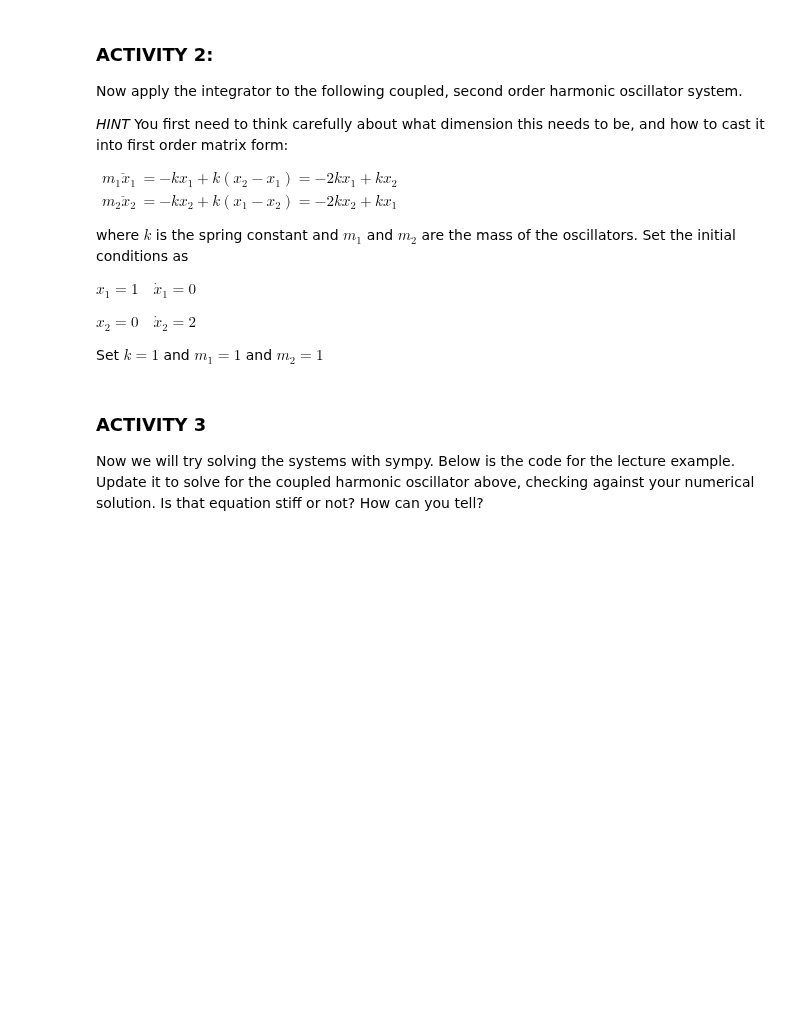
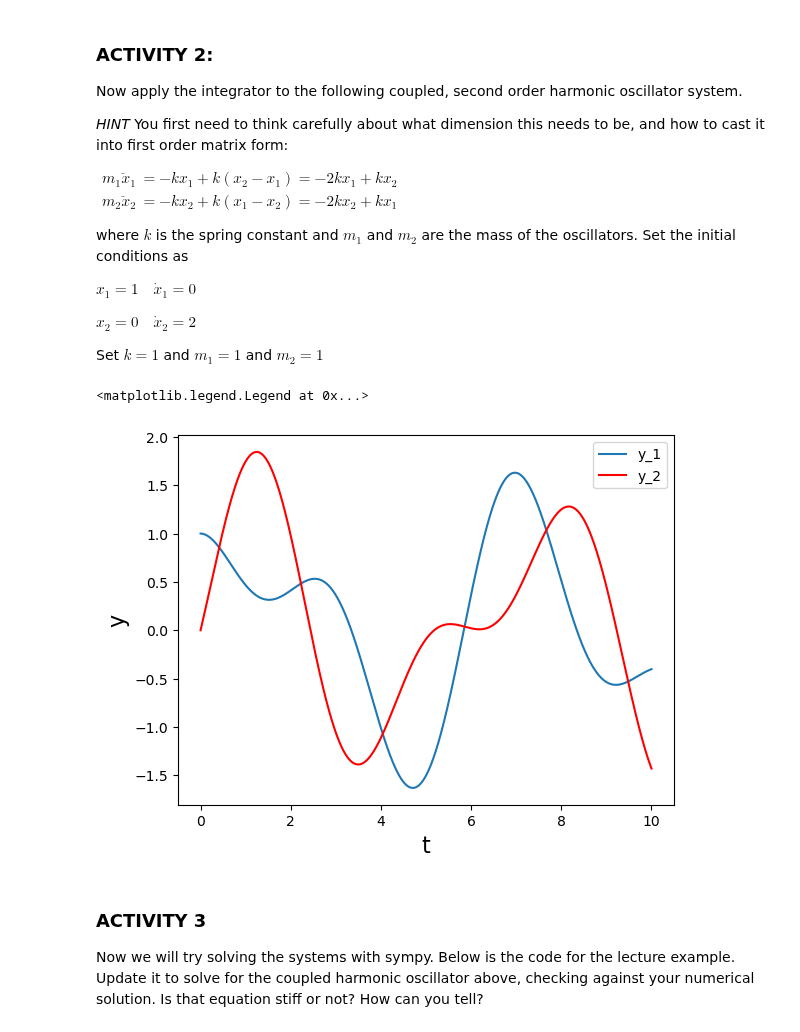
Before and after one commit to KAClough/TopicsInSciComp, a Jupyter notebook: Notebooks/Week5_LabExercises.ipynb, the cells around one changed output. Saved outputs shown, nothing was run; the diff lists cells and outputs as text; code cells hidden in the pictures; blank space fills up the shorter version.

```diff
--- a/Notebooks/Week5_LabExercises.ipynb
+++ b/Notebooks/Week5_LabExercises.ipynb
@@ -183,7 +218,27 @@ Set $k=1$ and $m_1 = 1$ and $m_2 = 1$
 # %%
 # Integrator for the coupled harmonic oscillator
 
-# UPDATE ME!
+C_matrix = np.matrix([[0.0, 0.0, 2.0, -1.0], [0.0, 0.0, -1.0, 2.0], [-1.0, 0.0, 0.0, 0.0], [0.0, -1.0, 0.0, 0.0]]) # Minus the one in the equations
+y0 = np.array([0.0, 2.0, 1.0, 0.0])
+max_time = 10.0
+N_time_steps = 1000
+
+# Define an object of the class
+stiff_problem_integrator = ExplicitLinearIntegrator(C_matrix, max_time,
+                                         N_time_steps, "BackwardEuler")
+
+# Find and plot the solution
+stiff_problem_integrator.calculate_solution(y0)
+#stiff_problem_integrator.plot_solution()
+
+plt.xlabel("t", fontsize=16)
+plt.ylabel("y", fontsize=16)
+plt.plot(stiff_problem_integrator._t_solution, stiff_problem_integrator._y_solution[:,2], '-', label ="y_1") # solution for y_1 is in the third row (see paper notes)
+plt.plot(stiff_problem_integrator._t_solution, stiff_problem_integrator._y_solution[:,3], 'r-', label = "y_2") # solution for y_2 is in the fourth row (see paper notes)
+plt.legend()
+# %% [output]
+<matplotlib.legend.Legend at 0x...>
+[figure, added]
 # %% [markdown]
 ### ACTIVITY 3
 
```
Also changed, not shown: parts of 3 cells of this notebook, 1 other file.
